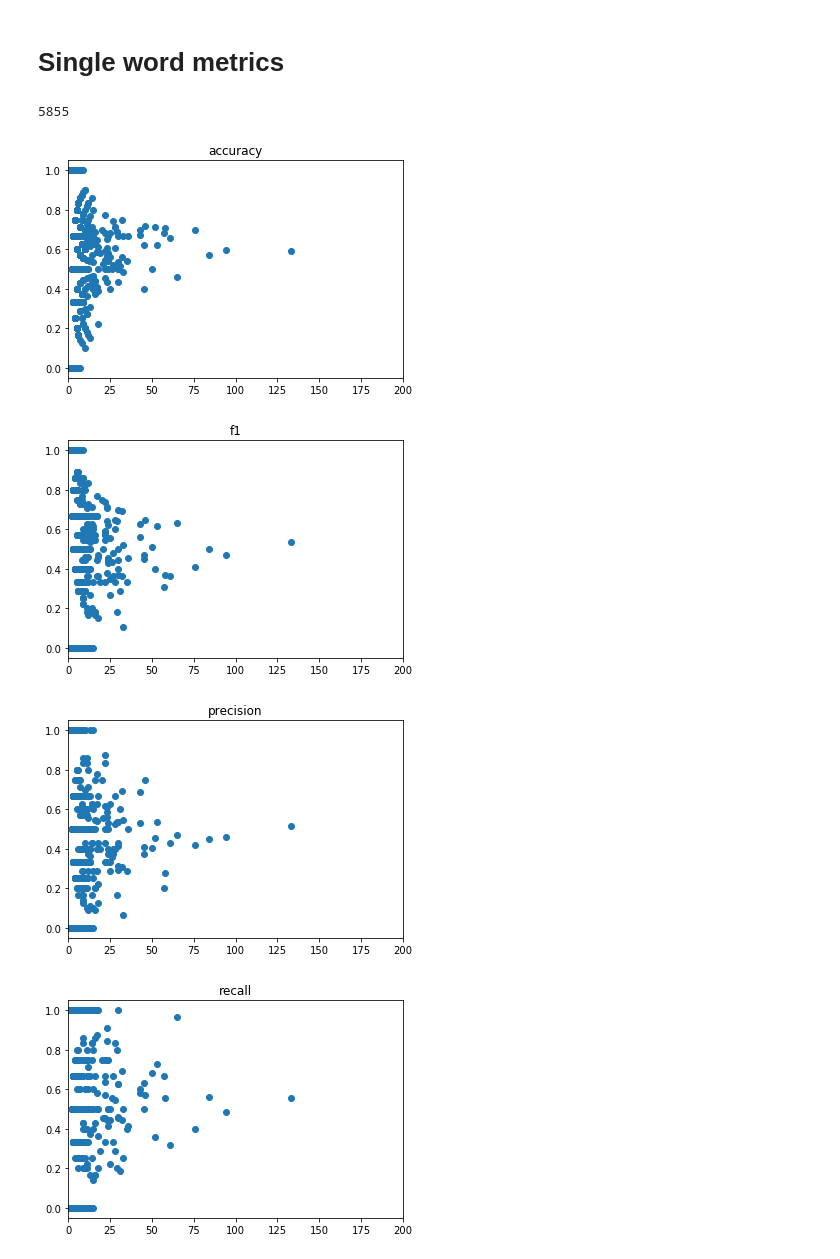
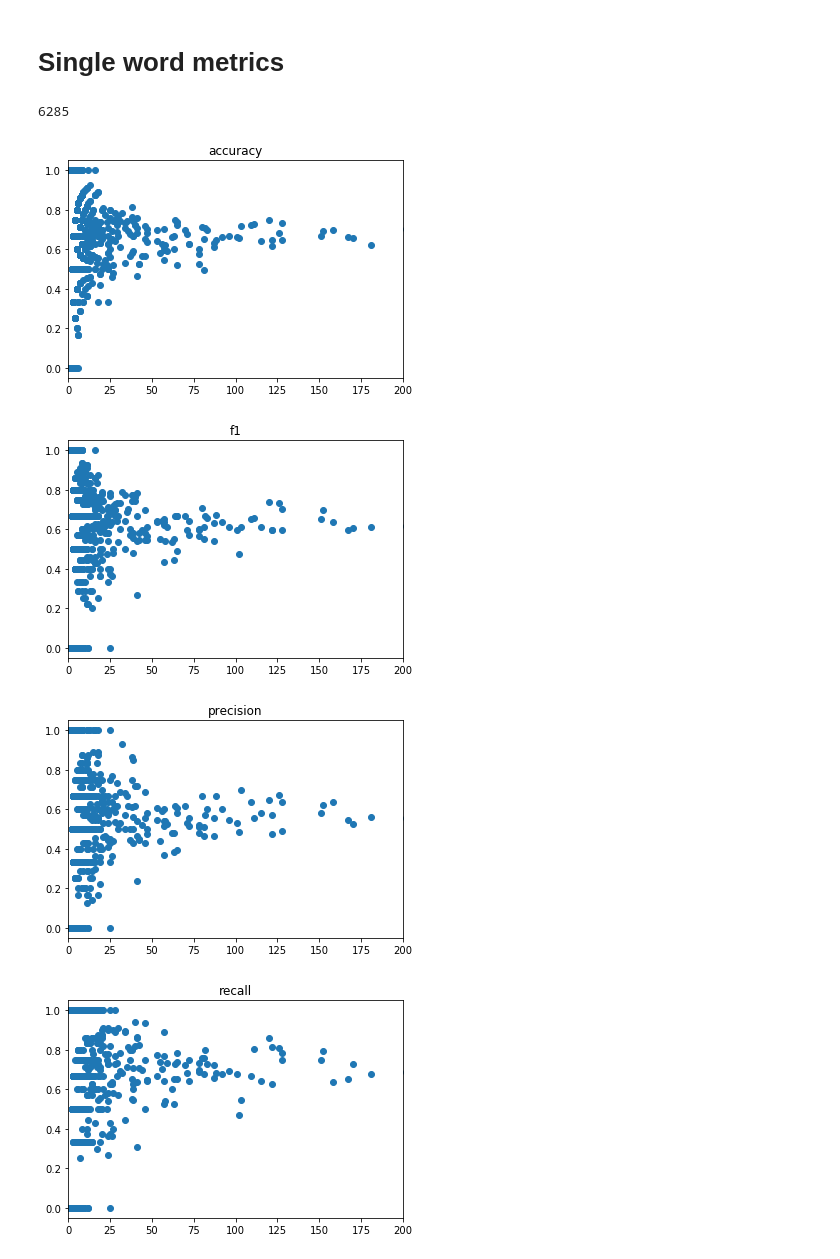
Before and after one commit to AmmonStretz/noHateErrorClasses, a Jupyter notebook: error_classes/single_word_metrics.ipynb, the cells around one changed output. Cells and saved outputs as stored; diff of their text form; code cells hidden in the pictures.

```diff
--- a/error_classes/single_word_metrics.ipynb
+++ b/error_classes/single_word_metrics.ipynb
@@ -13,7 +13,7 @@ data = load_data('../data/predictions2.json', True)
 import matplotlib
 import matplotlib.pyplot as plt
 
-d = dictionary_noun
+d = dictionary
 print(len(d))
 max = 200
 
@@ -39,35 +39,35 @@ def f1(el):
     return (2 * (recall(el) * precision(el))) / (recall(el) + precision(el))
 
 matplotlib.rcParams['axes.unicode_minus'] = False
 fig, ax = plt.subplots()
 ax.set_xlim(0, max)
 ax.plot(list(map(count_map, list(d.items()))), list(map(accuracy, list(d.items()))), 'o')
 ax.set_title('accuracy')
 plt.show()
 
 matplotlib.rcParams['axes.unicode_minus'] = False
 fig, ax = plt.subplots()
 ax.set_xlim(0, max)
 ax.plot(list(map(count_map, list(d.items()))), list(map(f1, list(d.items()))), 'o')
 ax.set_title('f1')
 plt.show()
 
 matplotlib.rcParams['axes.unicode_minus'] = False
 fig, ax = plt.subplots()
 ax.set_xlim(0, max)
 ax.plot(list(map(count_map, list(d.items()))), list(map(precision, list(d.items()))), 'o')
 ax.set_title('precision')
 plt.show()
 
 matplotlib.rcParams['axes.unicode_minus'] = False
 fig, ax = plt.subplots()
 ax.set_xlim(0, max)
 ax.plot(list(map(count_map, list(d.items()))), list(map(recall, list(d.items()))), 'o')
 ax.set_title('recall')
 plt.show()
 # %% [output]
-5855
+6285
-[figure, old version]
+[figure, new version]
-[figure, old version]
+[figure, new version]
-[figure, old version]
+[figure, new version]
-[figure, old version]
+[figure, new version]
```
Also changed, not shown: parts of 1 cell of this notebook, 1 other file.
